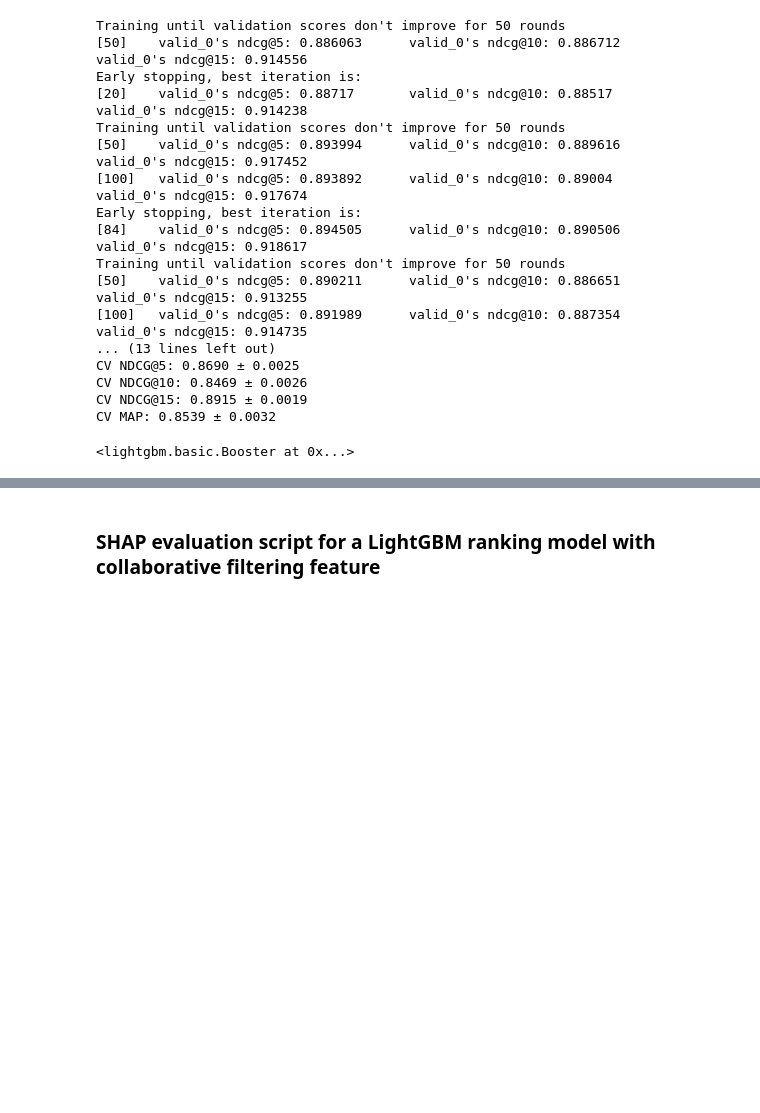
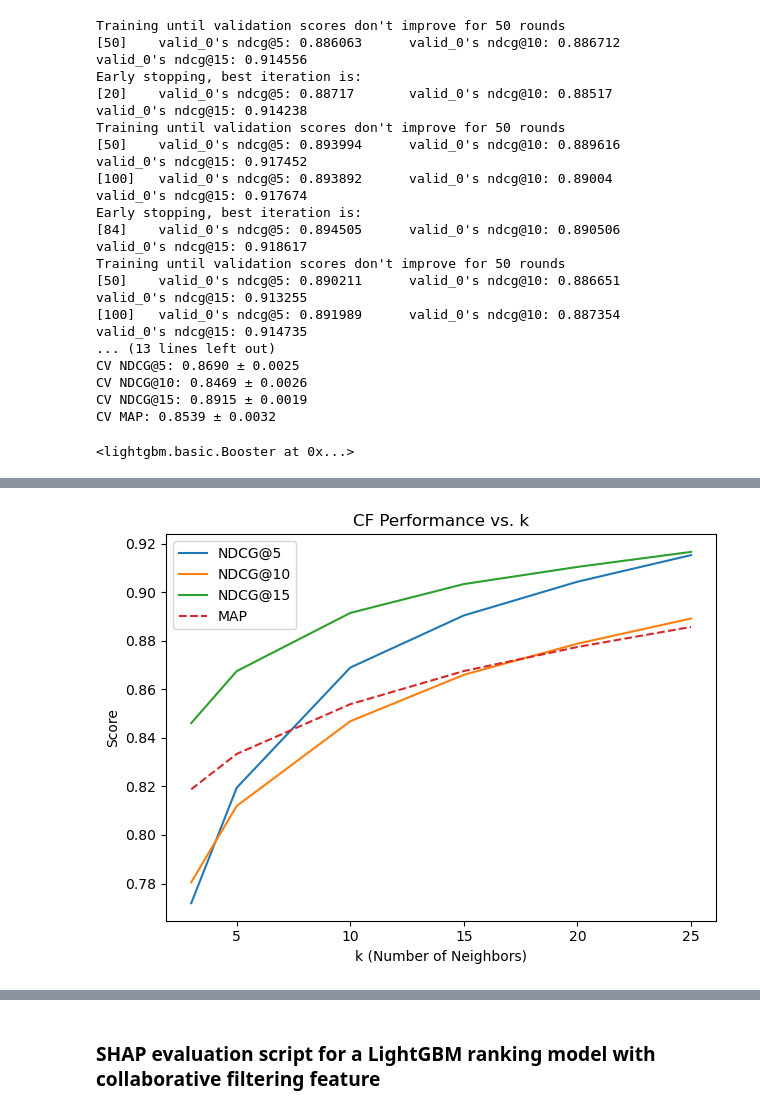
Before and after one commit to LingchenC/Hybrid-Physio-Recommendation-System, a Jupyter notebook: Code/Collaborative Filtering.ipynb, the cells around one changed output, grey strips where cells are left out. Saved outputs shown, nothing was run; the diff lists cells and outputs as text; code cells hidden in the pictures; blank space fills up the shorter version.

```diff
--- a/Code/Collaborative Filtering.ipynb
+++ b/Code/Collaborative Filtering.ipynb
@@ -214,3 +214,72 @@ CV NDCG@10: 0.8469 ± 0.0026
 CV NDCG@15: 0.8915 ± 0.0019
 CV MAP: 0.8539 ± 0.0032
 <lightgbm.basic.Booster at 0x...>
+# %%
+import matplotlib.pyplot as plt
+
+k_list = [3, 5, 10, 15, 20, 25]
+ndcg_at = [5, 10, 15]
+k_results = {k: {n: [] for n in ndcg_at} for k in k_list}
+map_results = {}
+
+for k in k_list:
+    nn = NearestNeighbors(n_neighbors=k, metric='cosine').fit(R)
+    distances, neighbors = nn.kneighbors(R, return_distance=True)
+    cf_score_dict = {}
+    for ui, u in enumerate(user_ids):
+        nbrs = [n for n in neighbors[ui] if n != ui]
+        nbr_users = [user_ids[n] for n in nbrs]
+        nbr_df = df[df['user_id'].isin(nbr_users)]
+        mean_by_tr = nbr_df.groupby('trainer_id')['label'].mean().to_dict()
+        cf_score_dict[u] = mean_by_tr
+    df['cf_score'] = df.apply(
+        lambda r: cf_score_dict.get(r['user_id'], {}).get(r['trainer_id'], 0.0),
+        axis=1
+    )
+
+    fold_ndcg = {n: [] for n in ndcg_at}
+    fold_map = []
+
+    for train_idx, val_idx in gkf.split(df, groups=df[group_col]):
+        tr = df.iloc[train_idx].reset_index(drop=True)
+        va = df.iloc[val_idx].reset_index(drop=True)
+
+        dtr = lgb.Dataset(tr[feature_cols], label=tr[label_col], group=make_group(tr))
+        dva = lgb.Dataset(va[feature_cols], label=va[label_col], group=make_group(va), reference=dtr)
+
+        model = lgb.train(params, dtr, num_boost_round=500, valid_sets=[dva],
+                          callbacks=[lgb.early_stopping(50), lgb.log_evaluation(0)])
+
+        va['pred'] = model.predict(va[feature_cols])
+
+        for n in ndcg_at:
+            scores = []
+            for _, grp in va.groupby(group_col):
+                y_true = grp[label_col].values.reshape(1, -1)
+                y_pred = grp['pred'].values.reshape(1, -1)
+                if y_true.size > 1:
+                    scores.append(ndcg_score(y_true, y_pred, k=n))
+            fold_ndcg[n].append(np.mean(scores))
+
+        aps = []
+        for _, grp in va.groupby(group_col):
+            y_true = (grp[label_col] > 0).astype(int)
+            if y_true.sum() > 0:
+                aps.append(average_precision_score(y_true, grp['pred'].values))
+        fold_map.append(np.mean(aps))
+
+    for n in ndcg_at:
+        k_results[k][n] = np.mean(fold_ndcg[n])
+    map_results[k] = np.mean(fold_map)
+
+# 可视化
+for n in ndcg_at:
+    plt.plot(k_list, [k_results[k][n] for k in k_list], label=f'NDCG@{n}')
+plt.plot(k_list, [map_results[k] for k in k_list], label='MAP', linestyle='--')
+plt.xlabel('k (Number of Neighbors)')
+plt.ylabel('Score')
+plt.title('CF Performance vs. k')
+plt.legend()
+plt.tight_layout()
+plt.show()
+# %% [output]
@@ -216,0 +303 @@ CV MAP: 0.8539 ± 0.0032
+[figure, added]
```
Also changed, not shown: parts of 3 cells of this notebook, 5 other files.
